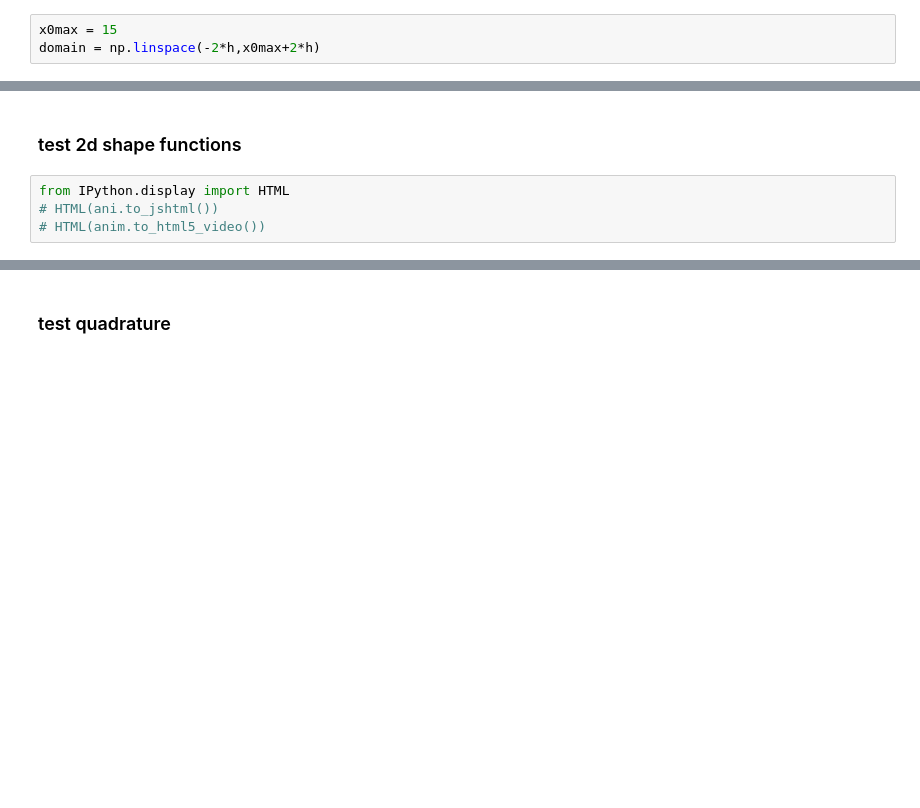
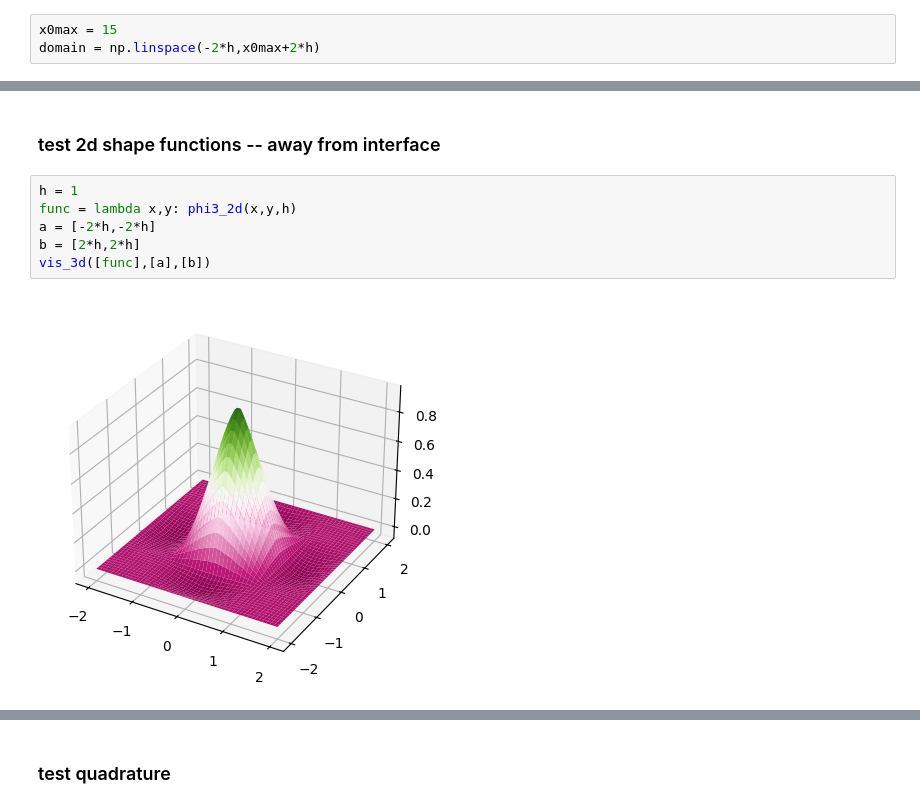
Before and after one commit to brynbarker/Galerkin-Differencing, a Jupyter notebook: 2d-AMR.ipynb, the cells around one changed output, grey strips where cells are left out. Saved outputs shown, nothing was run; the diff lists cells and outputs as text; blank space fills up the shorter version.

```diff
--- a/2d-AMR.ipynb
+++ b/2d-AMR.ipynb
@@ -53,7 +70,11 @@ for s in np.linspace(0.5,1,5):
 [figure]
 # %% [markdown]
-### test 2d shape functions
+### test 2d shape functions -- away from interface
 # %%
-from IPython.display import HTML
-# HTML(ani.to_jshtml())
-# HTML(anim.to_html5_video())
+h = 1
+func = lambda x,y: phi3_2d(x,y,h)
+a = [-2*h,-2*h]
+b = [2*h,2*h]
+vis_3d([func],[a],[b])
+# %% [output]
+[figure, added]
```
Also changed, not shown: parts of 19 cells of this notebook, 3 other files.
